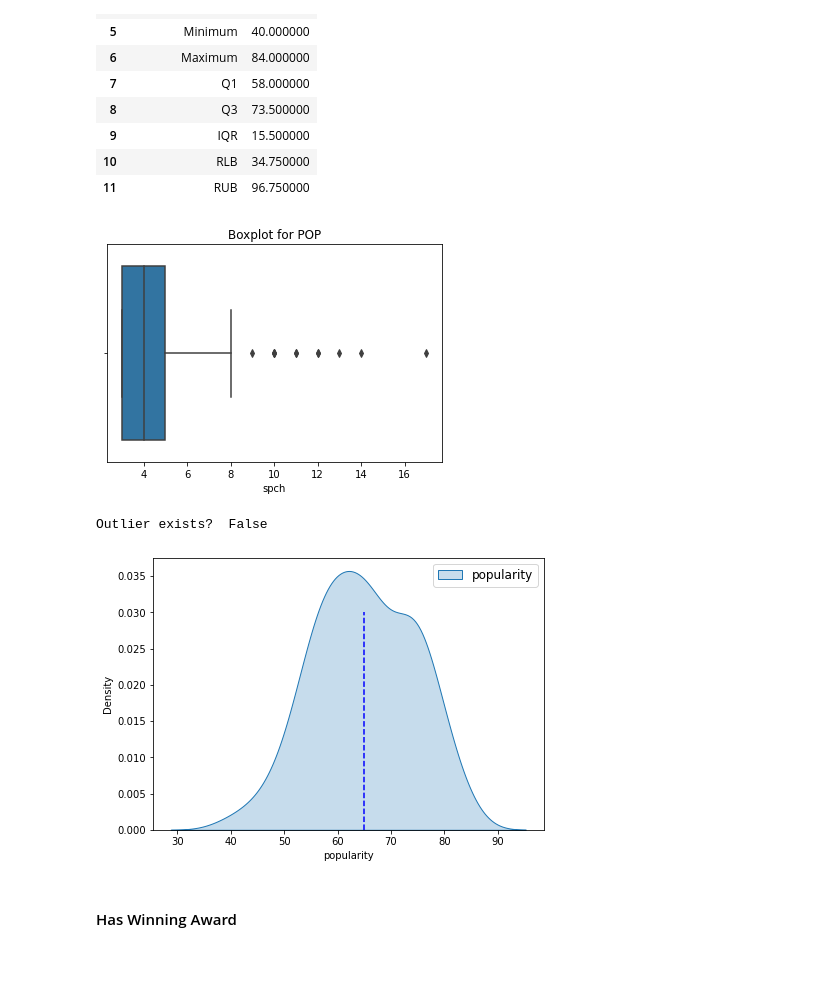
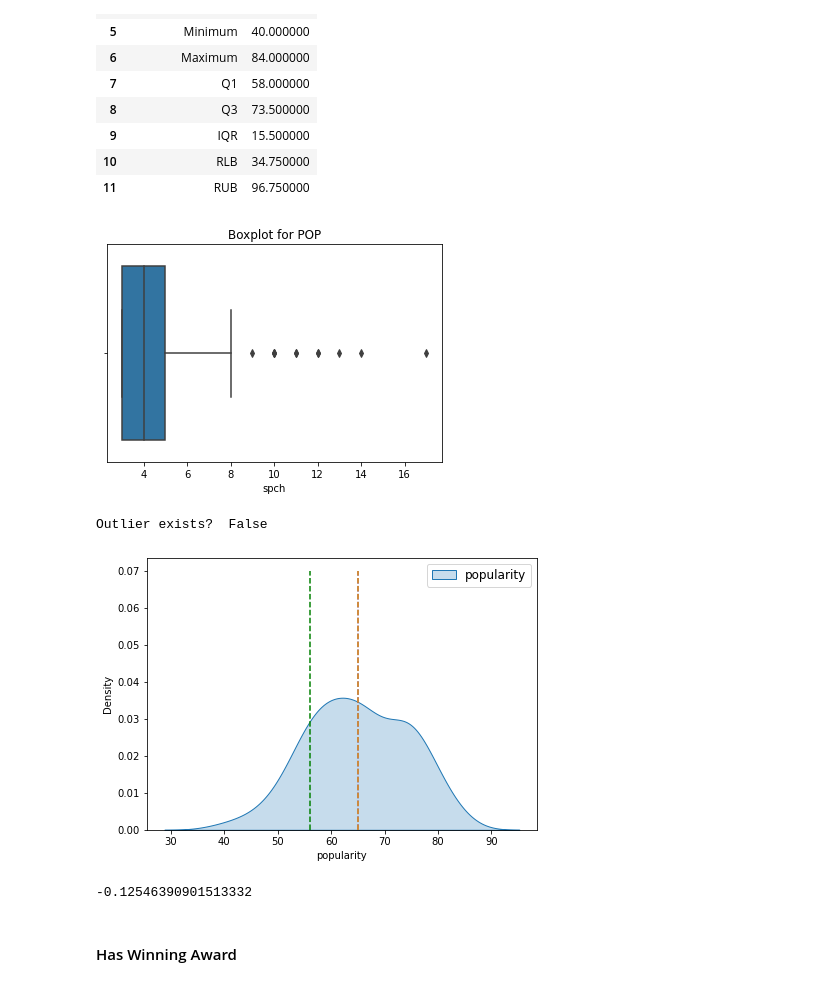
Before and after one commit to whenwe177/aids-final-project, a Jupyter notebook: ipynbs/70s_eda.ipynb, the cells around one changed output. Cells and saved outputs as stored; diff of their text form; code cells hidden in the pictures.

```diff
--- a/ipynbs/70s_eda.ipynb
+++ b/ipynbs/70s_eda.ipynb
@@ -741,26 +807,33 @@ POPULARITY Description
 # %%
 plt.title("Boxplot for POP")
 sns.boxplot(x='spch', data=df_70s)
 plt.show()
 
 Q1 = np.percentile(popularity_arr, 25, interpolation='midpoint')
 Q3 = np.percentile(popularity_arr, 75, interpolation='midpoint')
 IQR = Q3-Q1  # Interquartile range
 
 RLB = Q1 - 1.5*IQR
 RUB = Q3 + 1.5*IQR
-print("Outlier exists? ", np.max(popularity_arr) > RUB)
+print("Outlier exists? ", np.max(popularity_arr) > RUB or (np.min(popularity_arr) < RLB))
 
 # KDE Plot
 plt.figure(figsize=(7,5))
 sns.kdeplot(data=popularity_arr, shade=True)
 plt.legend(['popularity'], fontsize=12)
-plt.vlines(x=popularity_arr.mean(), ymin=0, ymax=0.03, color='blue', linestyle='--')
+plt.vlines(x=popularity_arr.mean(), ymin=0, ymax=0.07, color='blue', linestyle='--')
+plt.vlines(x=popularity_arr.median(), ymin=0, ymax=0.07, color='orange', linestyle='--')
+plt.vlines(x=scp.mode(popularity_arr)[0][0], ymin=0, ymax=0.07, color='green', linestyle='--')
 plt.show()
 # %% [output]
 [figure]
 Outlier exists?  False
-[figure, old version]
+[figure, new version]
+# %%
+# Skewness
+popularity_arr.skew()
+# %% [output]
+-0.12546390901513332
 # %% [markdown]
 #### Has Winning Award
 # %%
```
Also changed, not shown: parts of 26 cells of this notebook.
